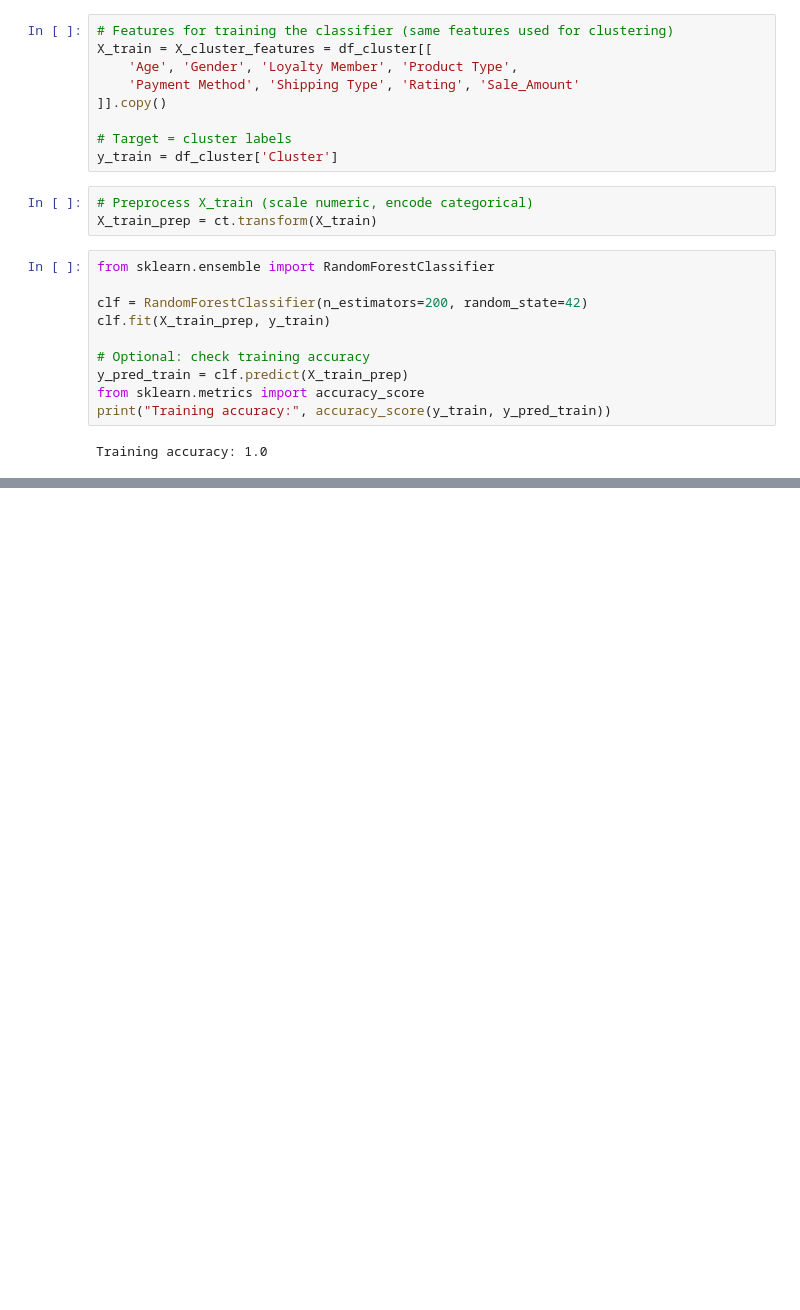
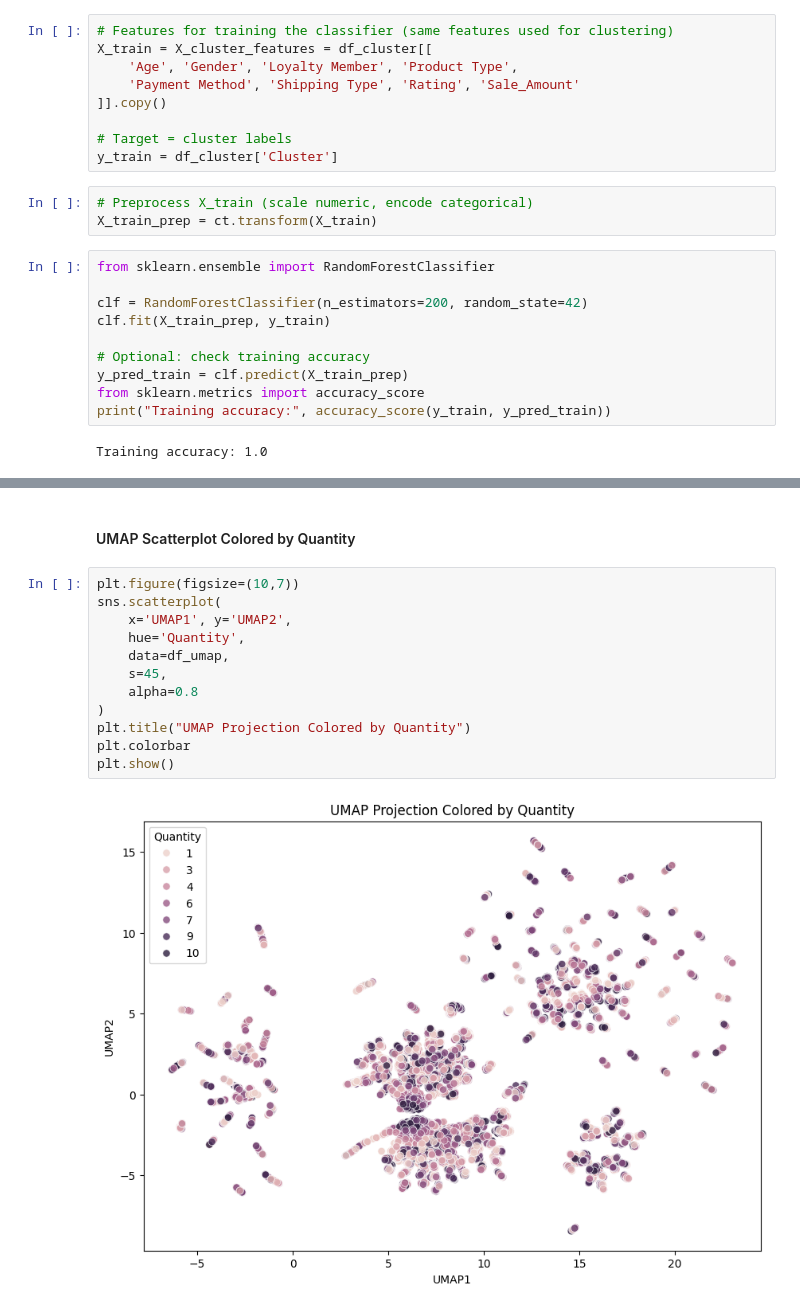
Before and after one commit to maxr-hw/Machine-Learning-A4-ESILV-Project, a Jupyter notebook: Project-ML-A4.ipynb, the cells around one changed output, grey strips where cells are left out. Cells and saved outputs as stored; diff of their text form; blank space fills up the shorter version.

```diff
--- a/Project-ML-A4.ipynb
+++ b/Project-ML-A4.ipynb
@@ -652,0 +691,16 @@ Training accuracy: 1.0
+# %% [markdown]
+#### UMAP Scatterplot Colored by Quantity
+# %%
+plt.figure(figsize=(10,7))
+sns.scatterplot(
+    x='UMAP1', y='UMAP2',
+    hue='Quantity',
+    data=df_umap,
+    s=45,
+    alpha=0.8
+)
+plt.title("UMAP Projection Colored by Quantity")
+plt.colorbar
+plt.show()
+# %% [output]
+[figure, added]
```
Also changed, not shown: parts of 8 cells of this notebook.
